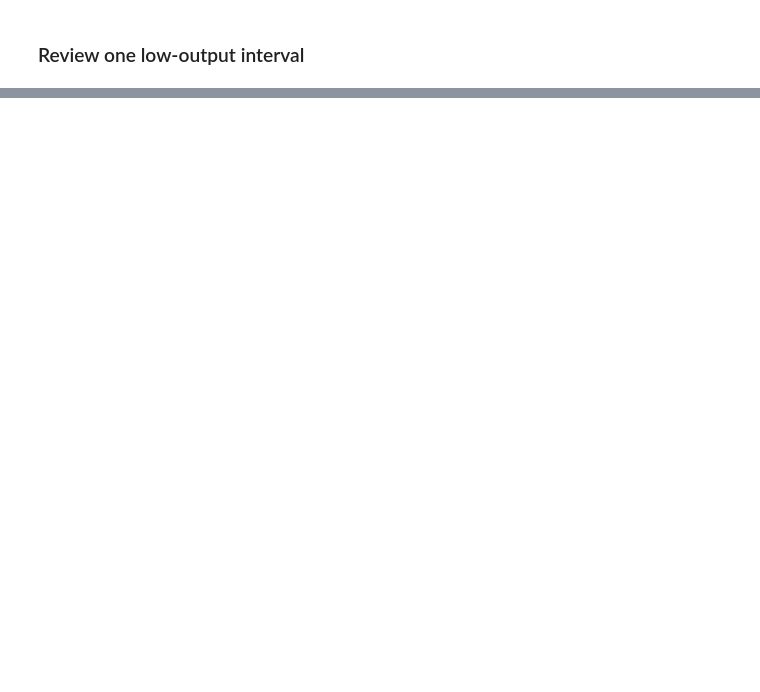
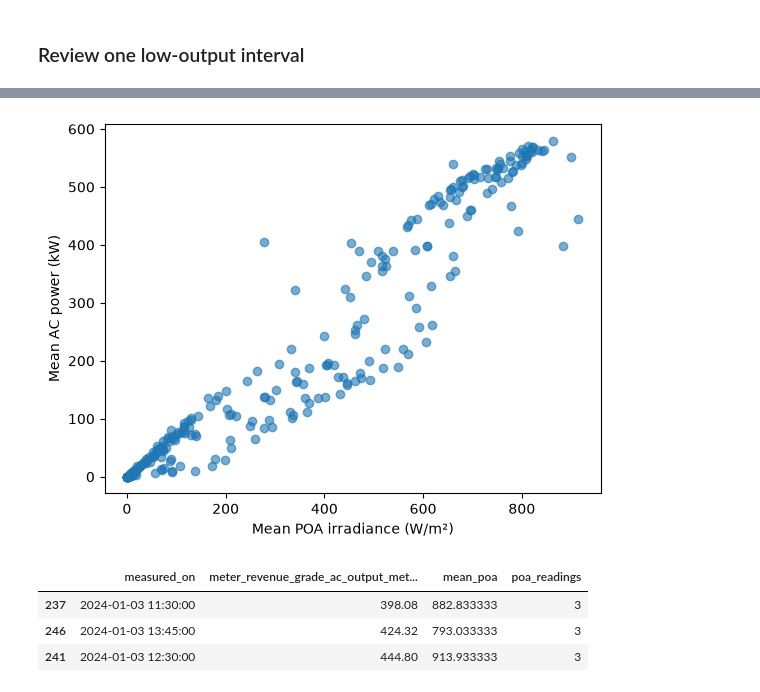
Before and after one commit to Melika-Emami/solar-pv-performance-analysis, a Jupyter notebook: 01_monitoring_data_audit.ipynb, the cells around one changed output, grey strips where cells are left out. Cells and saved outputs as stored; diff of their text form; code cells hidden in the pictures; blank space fills up the shorter version.

```diff
--- a/01_monitoring_data_audit.ipynb
+++ b/01_monitoring_data_audit.ipynb
@@ -150,0 +245,17 @@ Name: count, dtype: int64
+# %%
+irradiance_15min = (
+    irradiance_week.resample("15min", on="measured_on", label="left", closed="left")
+    [irradiance_col]
+    .agg(["mean", "count"])
+    .rename(columns={"mean": "mean_poa", "count": "poa_readings"})
+    .reset_index()
+)
+
+comparison = meter_week.merge(
+    irradiance_15min,
+    on="measured_on",
+    how="left",
+    validate="one_to_one",
+)
+
+comparison
@@ -150,0 +276,23 @@ Name: count, dtype: int64
+# %%
+# Plot intervals with three valid irradiance readings and positive irradiance.
+daylight = comparison.loc[
+    (comparison["poa_readings"] == 3) & (comparison["mean_poa"] > 0)
+]
+
+plt.scatter(daylight["mean_poa"], daylight[power_col], alpha=0.6)
+plt.xlabel("Mean POA irradiance (W/m²)")
+plt.ylabel("Mean AC power (kW)")
+plt.show()
+# %% [output]
+[figure, added]
+# %%
+candidates = comparison.loc[
+    (comparison["mean_poa"] >= 750) & (comparison[power_col] < 450)
+].sort_values(power_col)
+
+candidates.head()
+# %% [output]
+|  | measured_on | meter_revenue_grade_ac_output_met... | mean_poa | poa_readings |
+| 237 | 2024-01-03 11:30:00 | 398.08 | 882.833333 | 3 |
+| 246 | 2024-01-03 13:45:00 | 424.32 | 793.033333 | 3 |
+| 241 | 2024-01-03 12:30:00 | 444.80 | 913.933333 | 3 |
```
Also changed, not shown: parts of 17 cells of this notebook.
